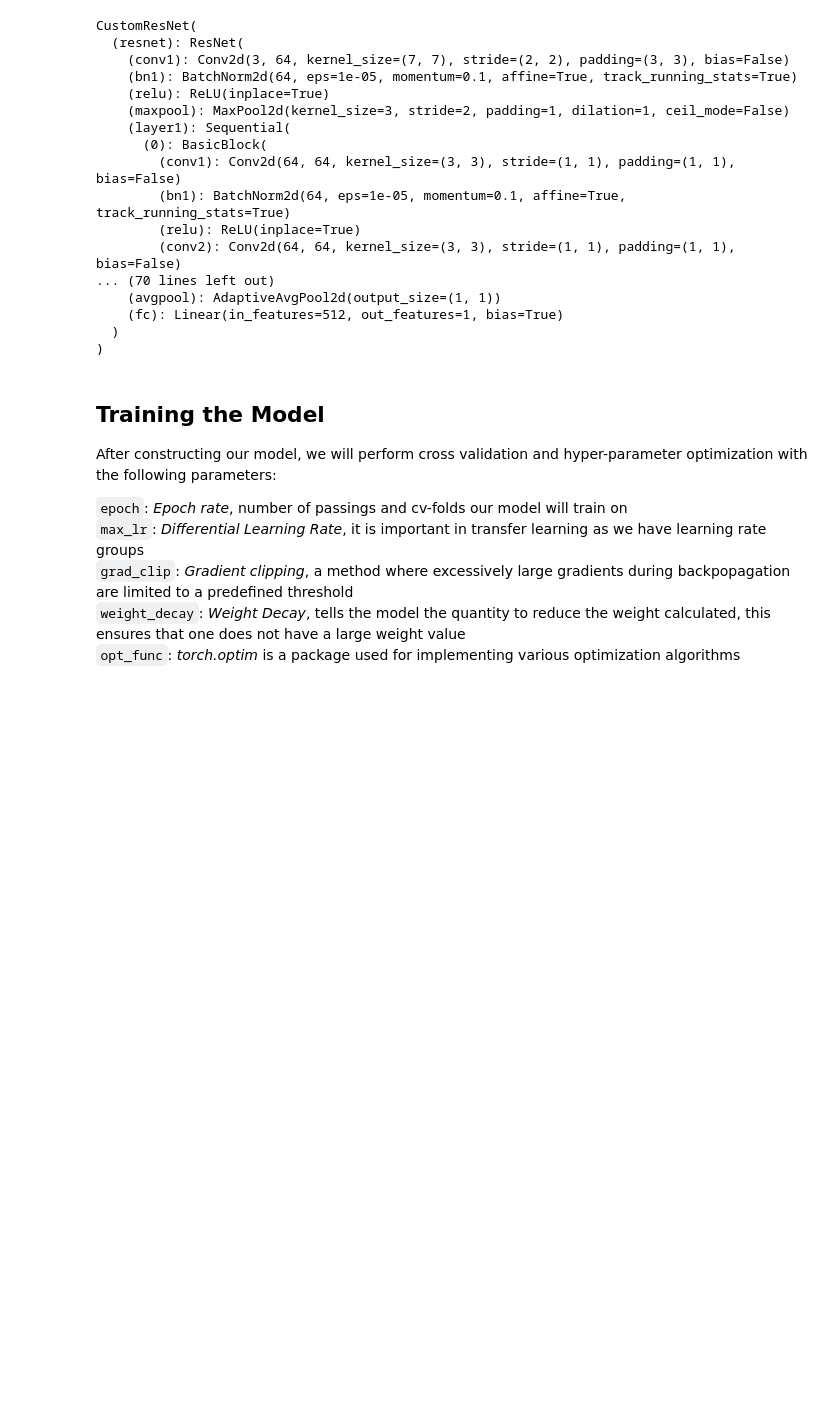
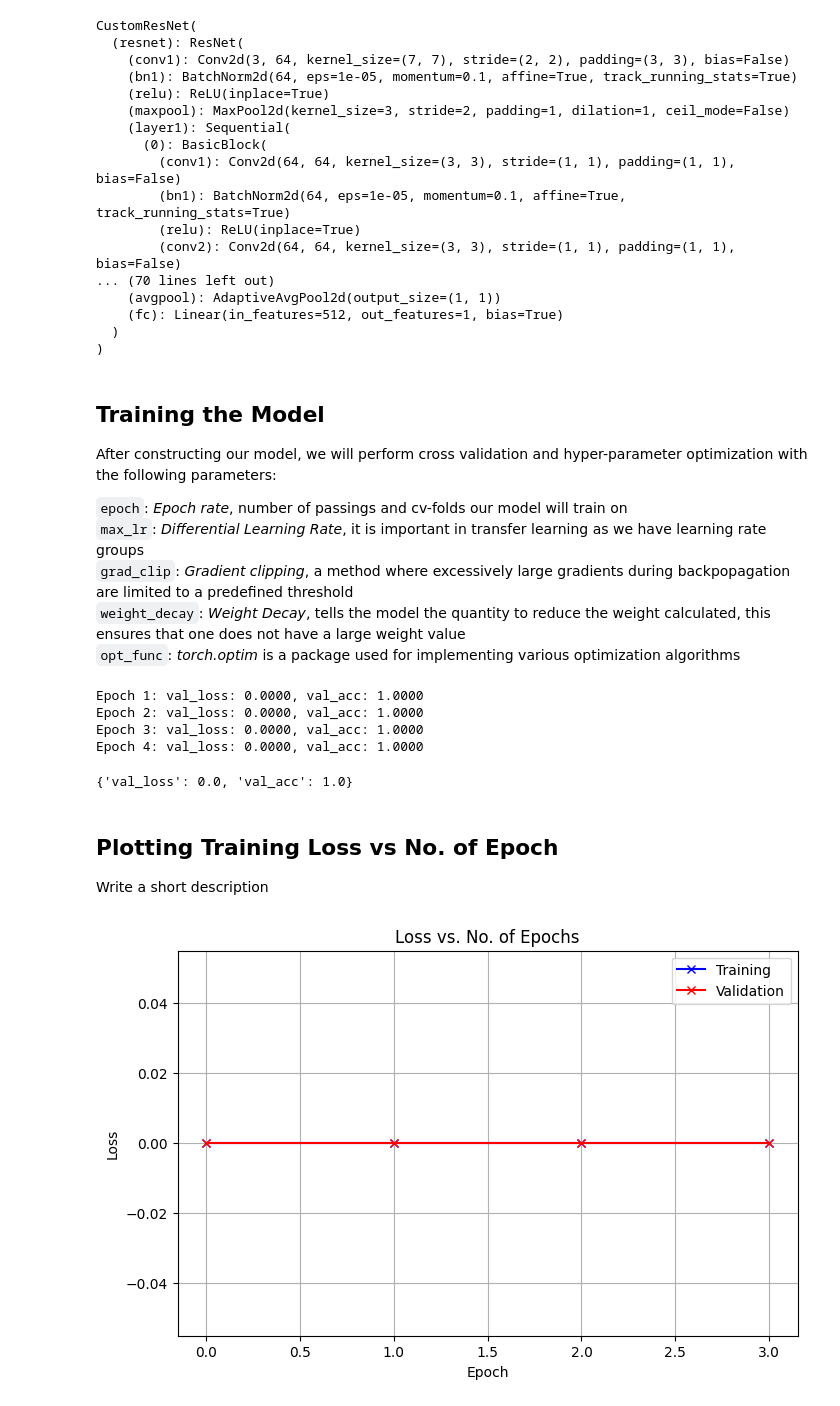
Before and after one commit to Vondent/image-classification, a Jupyter notebook: image-classification.ipynb, the cells around one changed output. Drawn from its saved outputs; the diff is of its cells as text; code cells hidden in the pictures; blank space fills up the shorter version.

Commit message:
Generated some plots

```diff
--- a/image-classification.ipynb
+++ b/image-classification.ipynb
@@ -292,3 +340,19 @@ max_lr = 0.01
 grad_clip = 0.1
 weight_decay = 1e-4
 opt_func = torch.optim.Adam
+# %%
+history = fit_one_cycle(
+    epochs=epochs,
+    max_lr=max_lr,
+    model=model,
+    train_loader=train_dl,
+    val_loader=valid_dl,
+    weight_decay=weight_decay,
+    grad_clip=grad_clip,
+    opt_func=opt_func
+)
+# %% [output]
+Epoch 1: val_loss: 0.0000, val_acc: 1.0000
+Epoch 2: val_loss: 0.0000, val_acc: 1.0000
+Epoch 3: val_loss: 0.0000, val_acc: 1.0000
+Epoch 4: val_loss: 0.0000, val_acc: 1.0000
@@ -294,0 +364,32 @@ opt_func = torch.optim.Adam
+# %%
+result = evaluate(model, valid_dl)  # Evaluate before training (optional)
+print(result)
+# %% [output]
+{'val_loss': 0.0, 'val_acc': 1.0}
+# %% [markdown]
+## Plotting Training Loss vs No. of Epoch
+
+Write a short description
+# %%
+import matplotlib.pyplot as plt
+
+# Extract training and validation losses
+train_losses = [epoch_data['train_loss'] for epoch_data in history]
+val_losses = [epoch_data['val_loss'] for epoch_data in history]
+
+# Plot the losses
+plt.figure(figsize=(8,5))
+plt.plot(train_losses, 'b-x', label="Training")  # 'b-x' for blue line with 'x' markers
+plt.plot(val_losses, 'r-x', label="Validation")  # 'r-x' for red line with 'x' markers
+
+# Labels and title
+plt.xlabel("Epoch")
+plt.ylabel("Loss")
+plt.title("Loss vs. No. of Epochs")
+plt.legend()
+plt.grid(True)
+
+# Show the plot
+plt.show()
+# %% [output]
+[figure, added]
```
Also changed, not shown: parts of 5 cells of this notebook.
